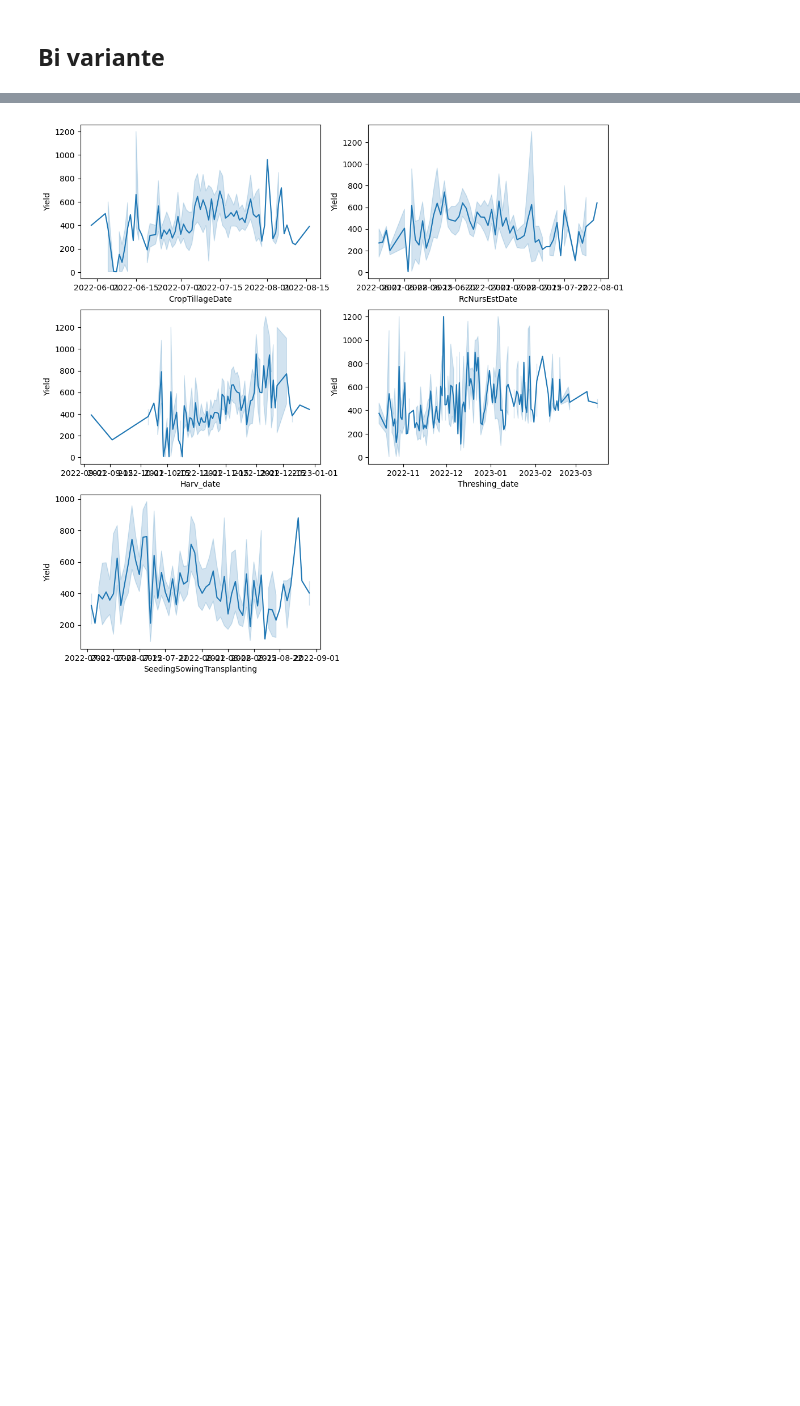
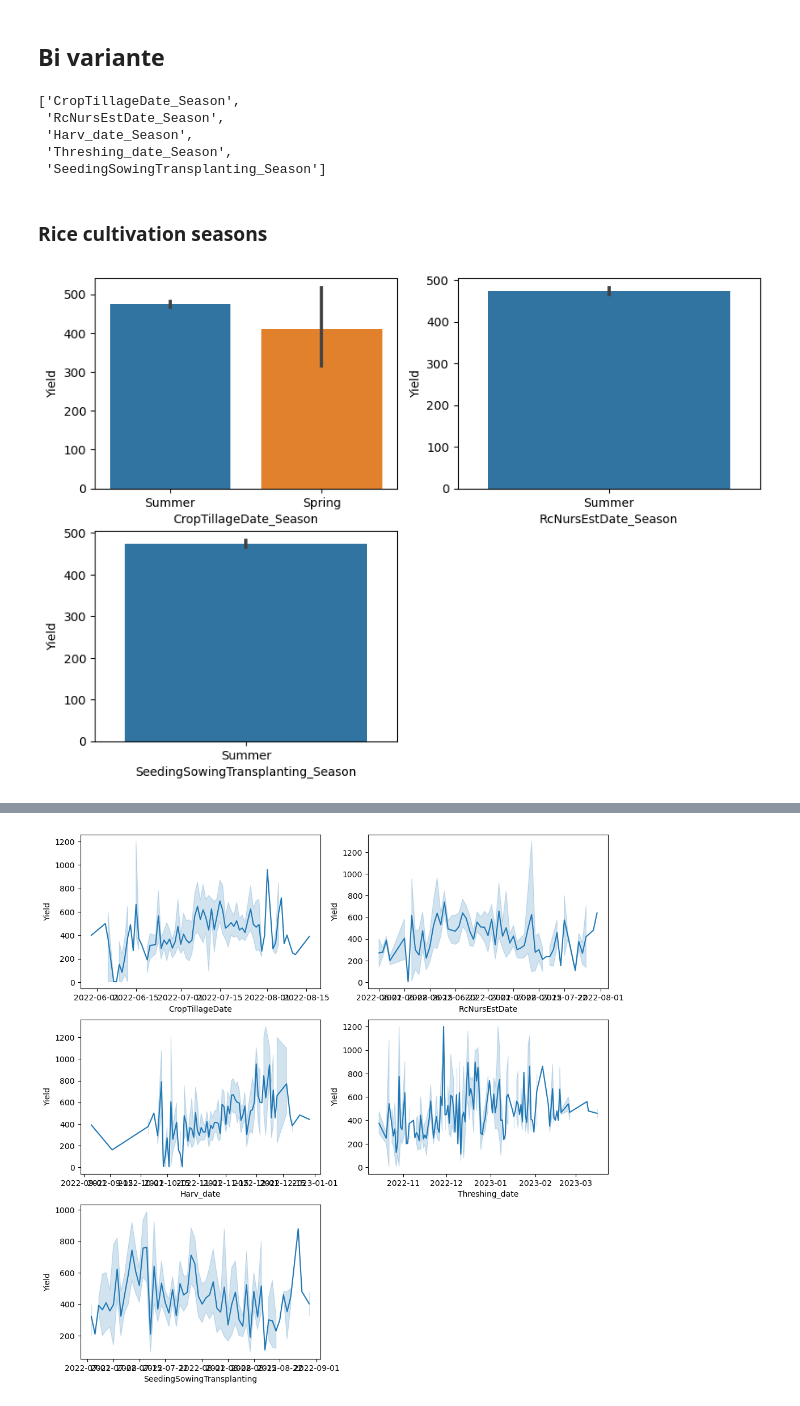
Before and after one commit to ahmedalharth/Digtal_crope_app, a Jupyter notebook: Digtal_crop_1.ipynb, the cells around one changed output, grey strips where cells are left out. Drawn from its saved outputs; the diff is of its cells as text; code cells hidden in the pictures; blank space fills up the shorter version.

```diff
--- a/Digtal_crop_1.ipynb
+++ b/Digtal_crop_1.ipynb
@@ -683,0 +689,32 @@ px.box(data_frame=df , x=df['Acre'])
+# %%
+season = []
+for feat in date_col:
+    # Apply function to 'Date' column and create new 'Season' column
+    df[f'{feat}_Season'] = df[feat].dt.month.apply(lambda x: get_season(x))
+    season += [f'{feat}_Season']
+season
+# %% [output]
+['CropTillageDate_Season',
+ 'RcNursEstDate_Season',
+ 'Harv_date_Season',
+ 'Threshing_date_Season',
+ 'SeedingSowingTransplanting_Season']
+# %% [markdown]
+### Rice cultivation seasons
+# %%
+plt.figure(figsize=(10 ,7))
+plt.subplot(2,2,1)
+sns.barplot(data=df ,x=df['CropTillageDate_Season'] , y=df['Yield'])
+
+
+plt.subplot(2,2,2)
+sns.barplot(data=df ,x=df['RcNursEstDate_Season'] , y=df['Yield'])
+
+
+plt.subplot(2,2,3)
+sns.barplot(data=df ,x=df['SeedingSowingTransplanting_Season'] , y=df['Yield'])
+
+
+plt.show()
+# %% [output]
+[figure, added]
```
Also changed, not shown: parts of 14 cells of this notebook, 1 other file.
